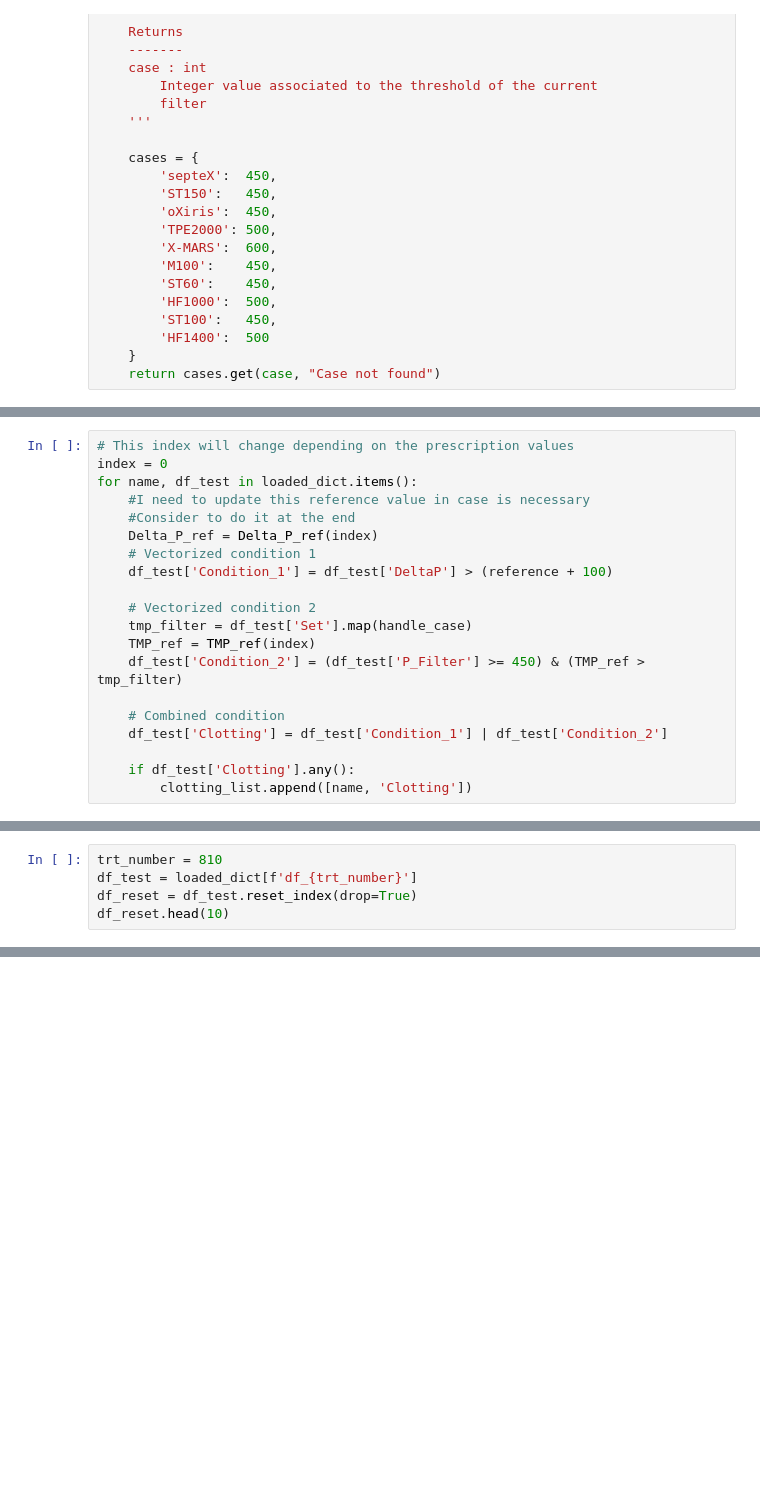
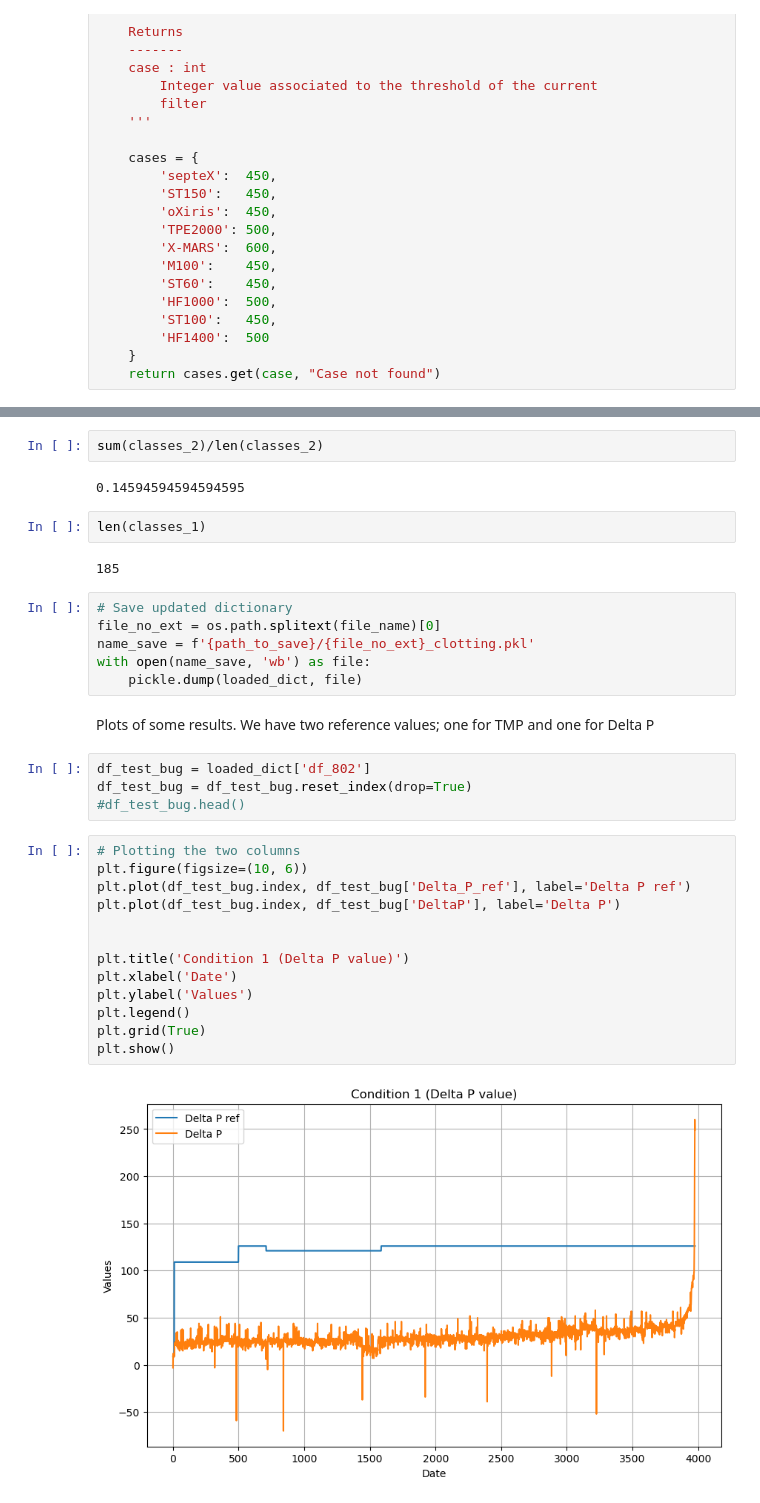
Before and after one commit to IamLuisAngelEscobar/UnivAQ, a Jupyter notebook: 02_Clotting_labeling.ipynb, the cells around one changed output, grey strips where cells are left out. Cells and saved outputs as stored; diff of their text form; blank space fills up the shorter version.

```diff
--- a/02_Clotting_labeling.ipynb
+++ b/02_Clotting_labeling.ipynb
@@ -245,20 +58,0 @@ df_test_bug.tail()
-# %%
-# This index will change depending on the prescription values
-index = 0
-for name, df_test in loaded_dict.items():
-    #I need to update this reference value in case is necessary
-    #Consider to do it at the end
-    Delta_P_ref = Delta_P_ref(index)
-    # Vectorized condition 1
-    df_test['Condition_1'] = df_test['DeltaP'] > (reference + 100)
-
-    # Vectorized condition 2
-    tmp_filter = df_test['Set'].map(handle_case)
-    TMP_ref = TMP_ref(index)
-    df_test['Condition_2'] = (df_test['P_Filter'] >= 450) & (TMP_ref > tmp_filter)
-
-    # Combined condition
-    df_test['Clotting'] = df_test['Condition_1'] | df_test['Condition_2']
-
-    if df_test['Clotting'].any():
-        clotting_list.append([name, 'Clotting'])
@@ -290,5 +58,0 @@ clotting_list
-# %%
-trt_number = 810
-df_test = loaded_dict[f'df_{trt_number}']
-df_reset = df_test.reset_index(drop=True)
-df_reset.head(10)
@@ -390,0 +458,35 @@ plt.show()
+# %%
+sum(classes_2)/len(classes_2)
+# %% [output]
+0.14594594594594595
+# %%
+len(classes_1)
+# %% [output]
+185
+# %%
+# Save updated dictionary
+file_no_ext = os.path.splitext(file_name)[0]
+name_save = f'{path_to_save}/{file_no_ext}_clotting.pkl'
+with open(name_save, 'wb') as file:
+    pickle.dump(loaded_dict, file)
+# %% [markdown]
+Plots of some results. We have two reference values; one for TMP and one for Delta P
+# %%
+df_test_bug = loaded_dict['df_802']
+df_test_bug = df_test_bug.reset_index(drop=True)
+#df_test_bug.head()
+# %%
+# Plotting the two columns
+plt.figure(figsize=(10, 6))
+plt.plot(df_test_bug.index, df_test_bug['Delta_P_ref'], label='Delta P ref')
+plt.plot(df_test_bug.index, df_test_bug['DeltaP'], label='Delta P')
+
+
+plt.title('Condition 1 (Delta P value)')
+plt.xlabel('Date')
+plt.ylabel('Values')
+plt.legend()
+plt.grid(True)
+plt.show()
+# %% [output]
+[figure, added]
```
Also changed, not shown: parts of 38 cells of this notebook, 2 other files.
